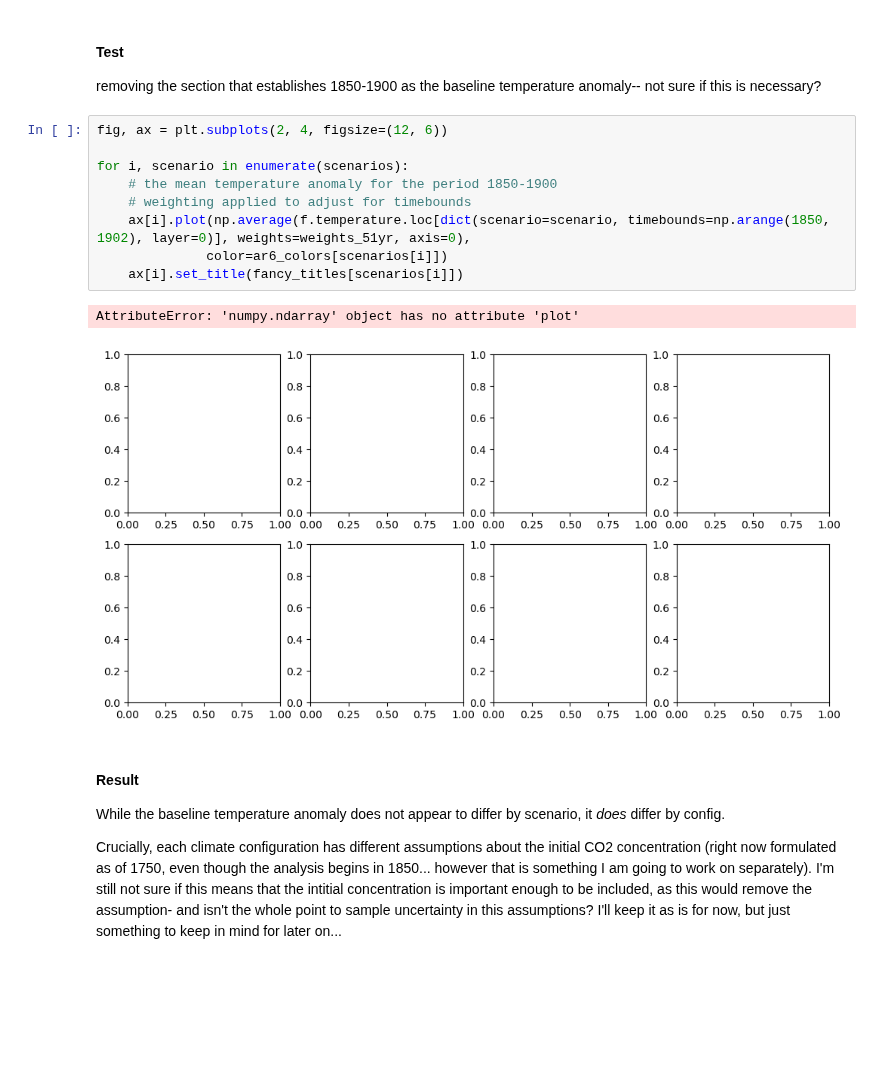
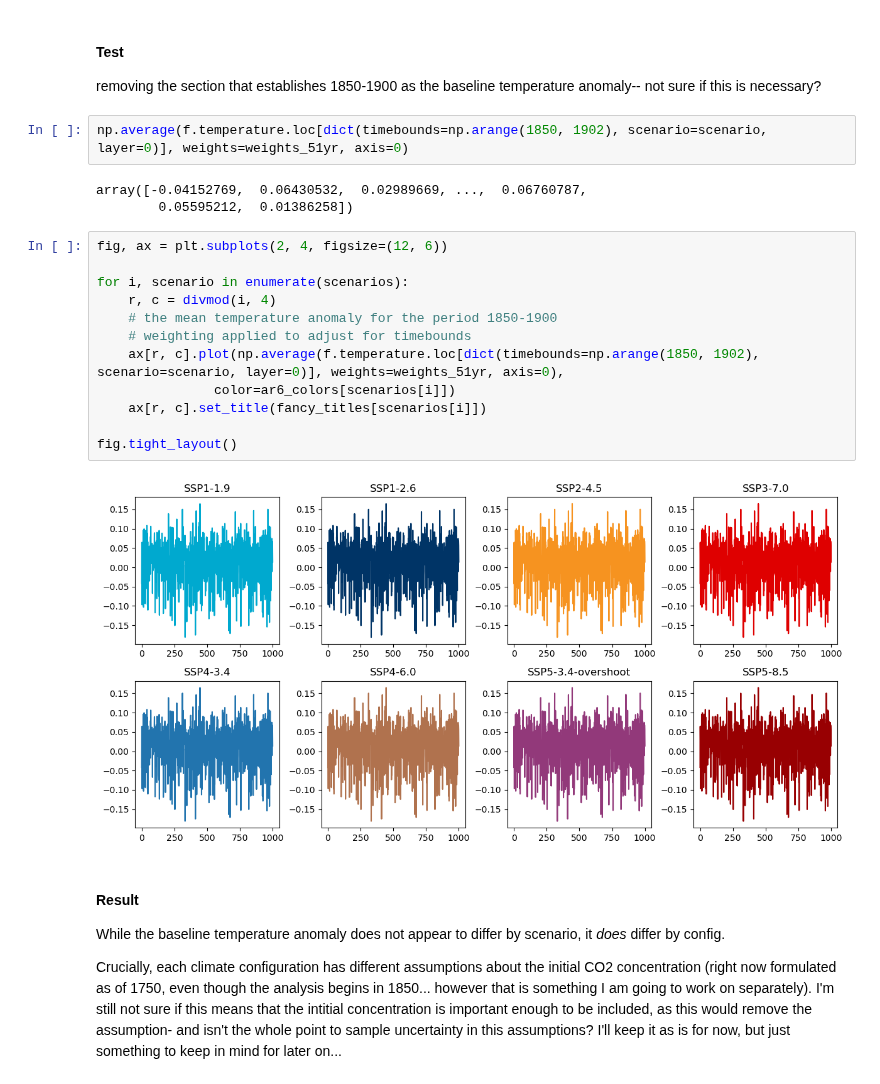
Before and after one commit to ericasimon16/woodwell_internship, a Jupyter notebook: parameter_ensemble.ipynb, the cells around one changed output. Saved outputs shown, nothing was run; the diff lists cells and outputs as text; blank space fills up the shorter version.

```diff
--- a/parameter_ensemble.ipynb
+++ b/parameter_ensemble.ipynb
@@ -458,18 +461,25 @@ fig.tight_layout()
 # %% [markdown]
 #### Test
 removing the section that establishes 1850-1900 as the baseline temperature anomaly-- not sure if this is necessary?
+# %%
+np.average(f.temperature.loc[dict(timebounds=np.arange(1850, 1902), scenario=scenario, layer=0)], weights=weights_51yr, axis=0)
+# %% [output]
+array([-0.04152769,  0.06430532,  0.02989669, ...,  0.06760787,
+        0.05595212,  0.01386258])
 # %%
 fig, ax = plt.subplots(2, 4, figsize=(12, 6))
 
 for i, scenario in enumerate(scenarios):
+    r, c = divmod(i, 4)
     # the mean temperature anomaly for the period 1850-1900
     # weighting applied to adjust for timebounds
-    ax[i].plot(np.average(f.temperature.loc[dict(scenario=scenario, timebounds=np.arange(1850, 1902), layer=0)], weights=weights_51yr, axis=0),
-              color=ar6_colors[scenarios[i]])
-    ax[i].set_title(fancy_titles[scenarios[i]])
+    ax[r, c].plot(np.average(f.temperature.loc[dict(timebounds=np.arange(1850, 1902), scenario=scenario, layer=0)], weights=weights_51yr, axis=0),
+               color=ar6_colors[scenarios[i]])
+    ax[r, c].set_title(fancy_titles[scenarios[i]])
+
+fig.tight_layout()
 # %% [output]
-AttributeError: 'numpy.ndarray' object has no attribute 'plot'
-[figure, old version]
+[figure, new version]
 # %% [markdown]
 #### Result
 While the baseline temperature anomaly does not appear to differ by scenario, it *does* differ by config.
```
Also changed, not shown: parts of 10 cells of this notebook.
